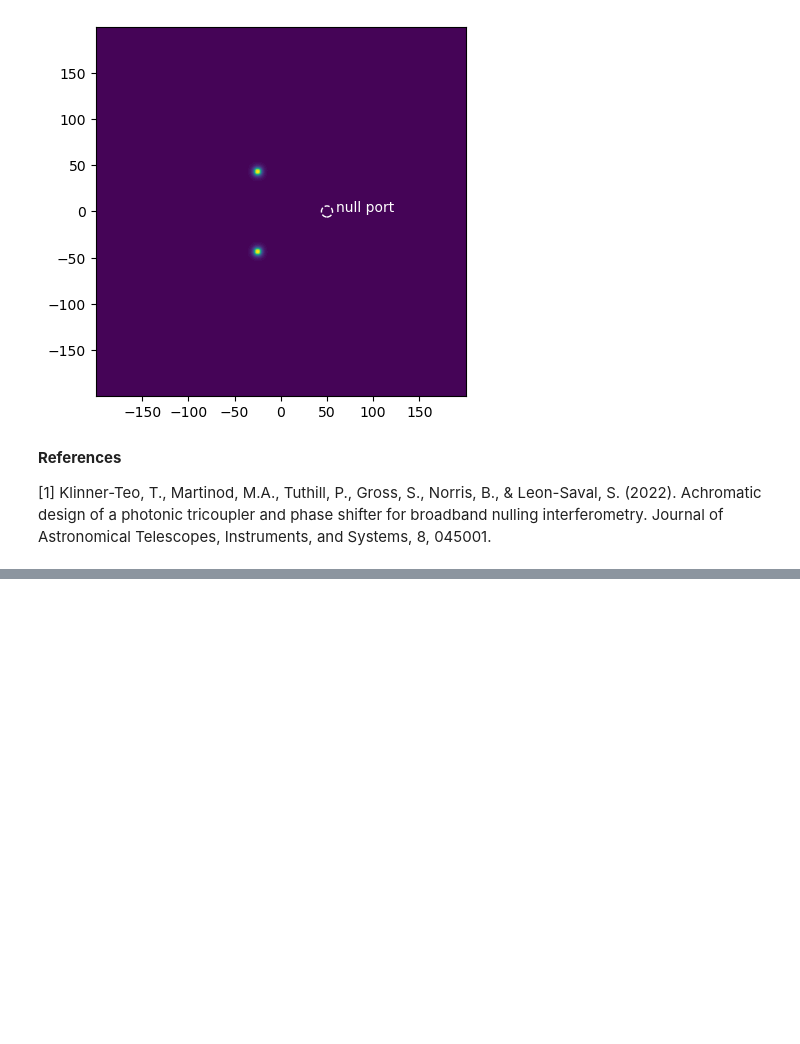
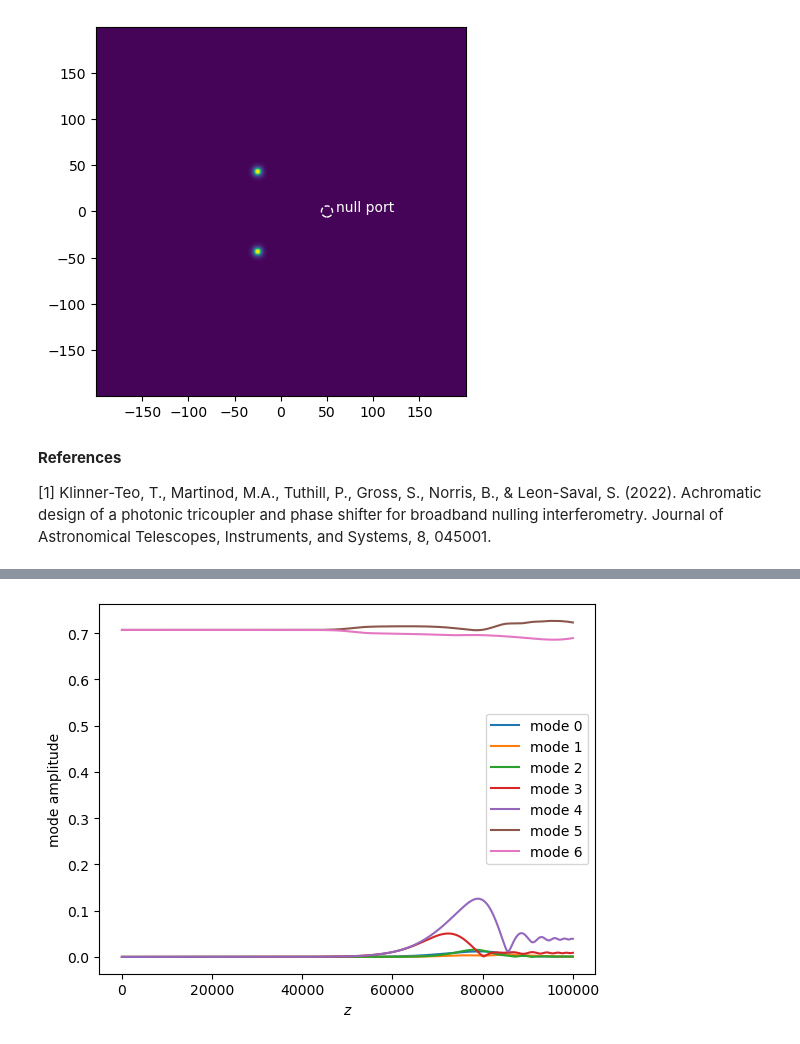
Before and after one commit to jw-lin/cbeam, a Jupyter notebook: cbeam.ipynb, the cells around one changed output, grey strips where cells are left out. Saved outputs shown, nothing was run; the diff lists cells and outputs as text; code cells hidden in the pictures; blank space fills up the shorter version.

```diff
--- a/cbeam.ipynb
+++ b/cbeam.ipynb
@@ -1041,0 +1129,12 @@ Gonna try to simulate an orbital angular momentum mode-selective PL ...
+# %%
+u0 = np.array([0,0,0,0,0,1,1j])/np.sqrt(2)
+z,u,uf = OAM_prop.backpropagate(u0,z_ex,0)
+
+for i in range(7):
+    plt.plot(z,np.abs(u[i]),label="mode "+str(i))
+plt.legend(loc='best')
+plt.xlabel(r"$z$")
+plt.ylabel("mode amplitude")
+plt.show()
+# %% [output]
+[figure, added]
```
Also changed, not shown: parts of 17 cells of this notebook, 2 other files.
